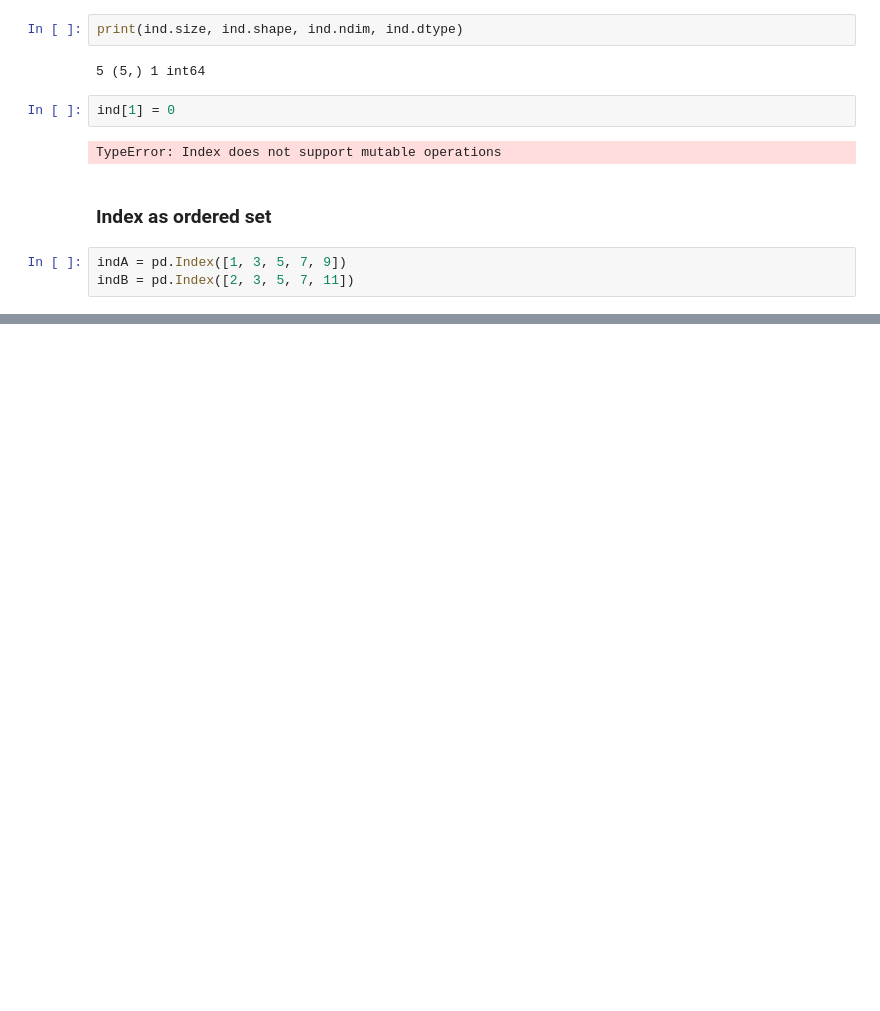
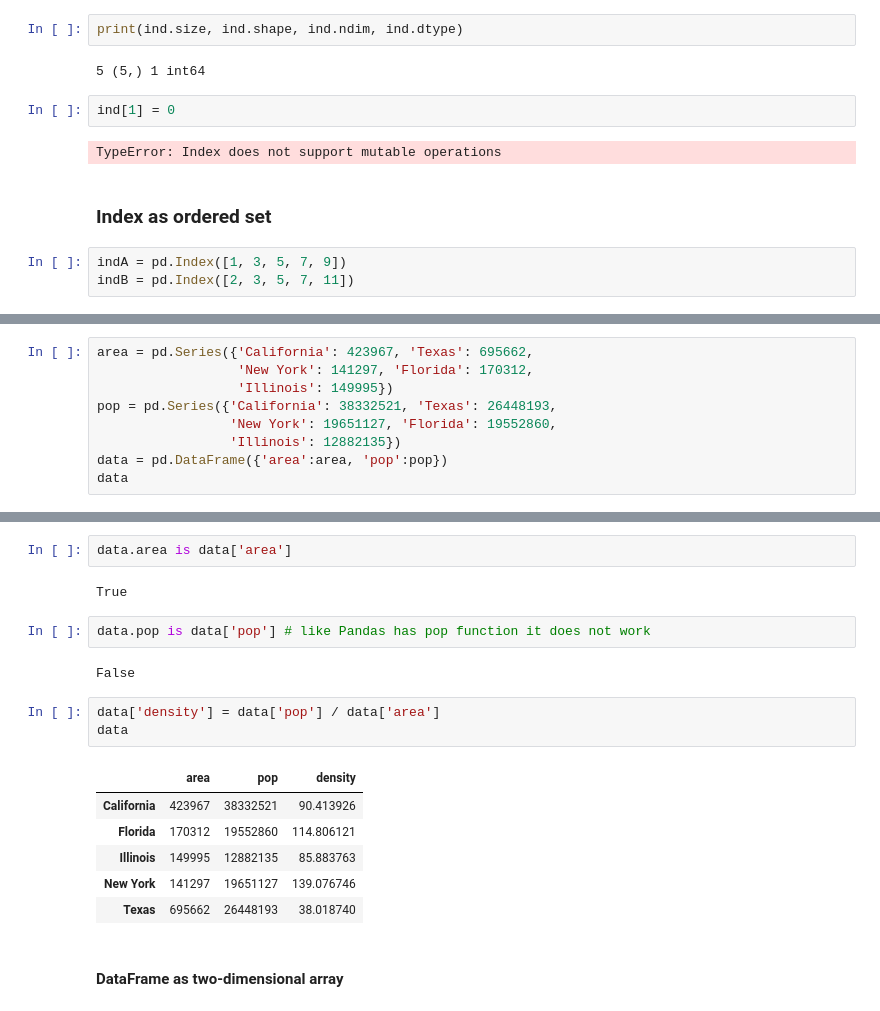
Before and after one commit to jbuisine/python-learn, a Jupyter notebook: 03.Pandas/Pandas.ipynb, the cells around one changed output, grey strips where cells are left out. Saved outputs shown, nothing was run; the diff lists cells and outputs as text; blank space fills up the shorter version.

Commit message:
Data indexing and selection with Panda Series and Dataframe

```diff
--- a/03.Pandas/Pandas.ipynb
+++ b/03.Pandas/Pandas.ipynb
@@ -376,0 +513,9 @@ indA & indB  # intersection
+# %%
+area = pd.Series({'California': 423967, 'Texas': 695662,
+                  'New York': 141297, 'Florida': 170312,
+                  'Illinois': 149995})
+pop = pd.Series({'California': 38332521, 'Texas': 26448193,
+                 'New York': 19651127, 'Florida': 19552860,
+                 'Illinois': 12882135})
+data = pd.DataFrame({'area':area, 'pop':pop})
+data
@@ -376,0 +547,20 @@ indA & indB  # intersection
+# %%
+data.area is data['area']
+# %% [output]
+True
+# %%
+data.pop is data['pop'] # like Pandas has pop function it does not work
+# %% [output]
+False
+# %%
+data['density'] = data['pop'] / data['area']
+data
+# %% [output]
+|  | area | pop | density |
+| California | 423967 | 38332521 | 90.413926 |
+| Florida | 170312 | 19552860 | 114.806121 |
+| Illinois | 149995 | 12882135 | 85.883763 |
+| New York | 141297 | 19651127 | 139.076746 |
+| Texas | 695662 | 26448193 | 38.018740 |
+# %% [markdown]
+#### DataFrame as two-dimensional array
```
Also changed, not shown: parts of 51 cells of this notebook.
